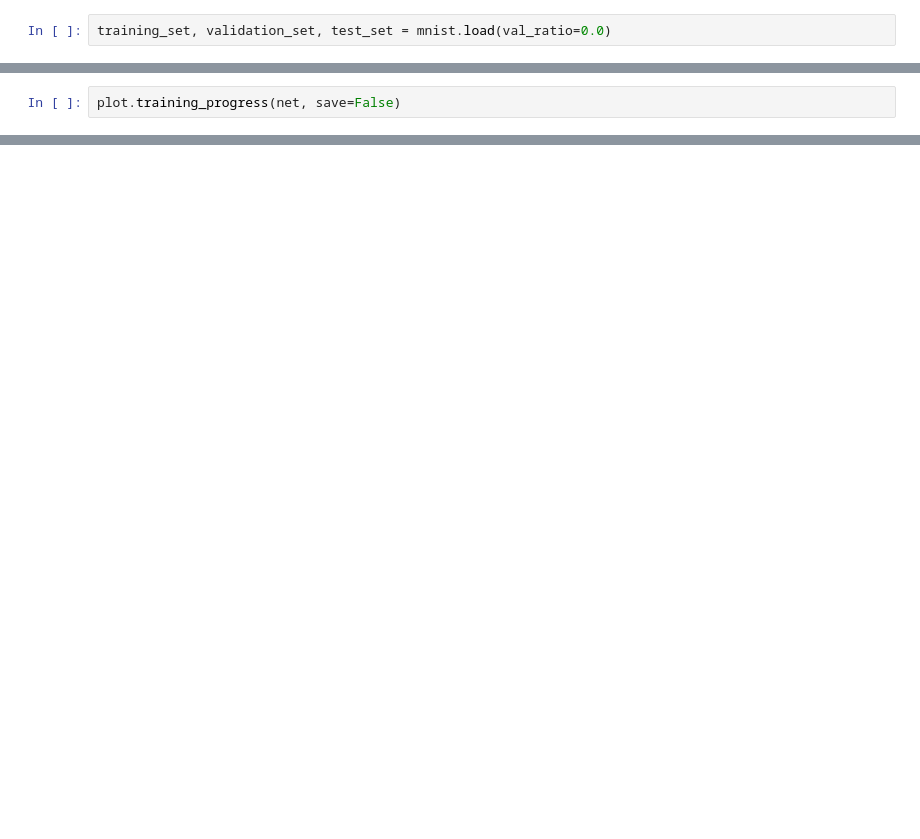
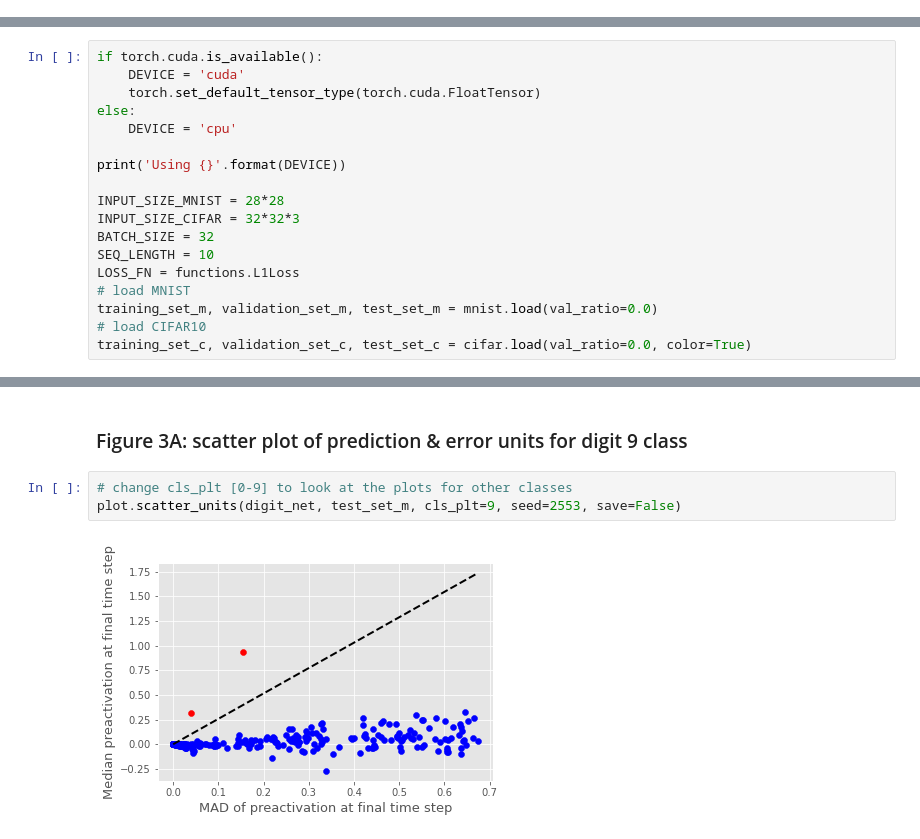
Before and after one commit to KietzmannLab/EmergentPredictiveCoding, a Jupyter notebook: paper_results.ipynb, the cells around one changed output, grey strips where cells are left out. Cells and saved outputs as stored; diff of their text form; blank space fills up the shorter version.

```diff
--- a/paper_results.ipynb
+++ b/paper_results.ipynb
@@ -50,2 +0,0 @@ Load MNIST dataset
-# %%
-training_set, validation_set, test_set = mnist.load(val_ratio=0.0)
@@ -77,2 +0,0 @@ digit_net.load()
-# %%
-plot.training_progress(net, save=False)
@@ -125,0 +26,18 @@ plot.pred_after_timestep(digit_net, test_set, mask=plot._pred_mask(net, test_set
+# %%
+if torch.cuda.is_available():
+    DEVICE = 'cuda'
+    torch.set_default_tensor_type(torch.cuda.FloatTensor)
+else:
+    DEVICE = 'cpu'
+
+print('Using {}'.format(DEVICE))
+
+INPUT_SIZE_MNIST = 28*28
+INPUT_SIZE_CIFAR = 32*32*3
+BATCH_SIZE = 32
+SEQ_LENGTH = 10
+LOSS_FN = functions.L1Loss
+# load MNIST
+training_set_m, validation_set_m, test_set_m = mnist.load(val_ratio=0.0)
+# load CIFAR10
+training_set_c, validation_set_c, test_set_c = cifar.load(val_ratio=0.0, color=True)
@@ -125,0 +107,7 @@ plot.pred_after_timestep(digit_net, test_set, mask=plot._pred_mask(net, test_set
+# %% [markdown]
+### Figure 3A: scatter plot of prediction & error units for digit 9 class
+# %%
+# change cls_plt [0-9] to look at the plots for other classes
+plot.scatter_units(digit_net, test_set_m, cls_plt=9, seed=2553, save=False)
+# %% [output]
+[figure, added]
```
Also changed, not shown: parts of 50 cells of this notebook, 9 other files.
